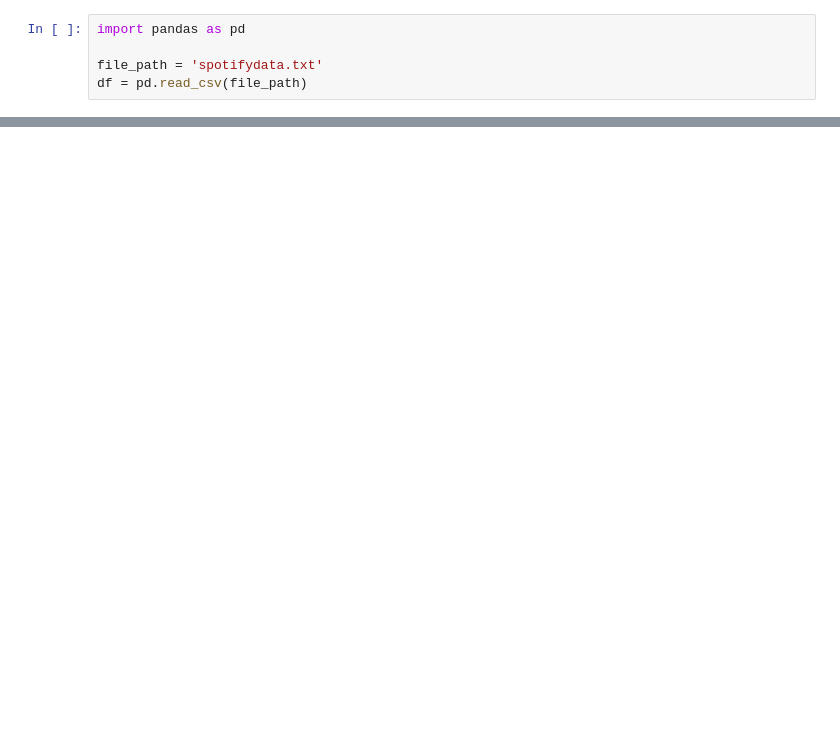
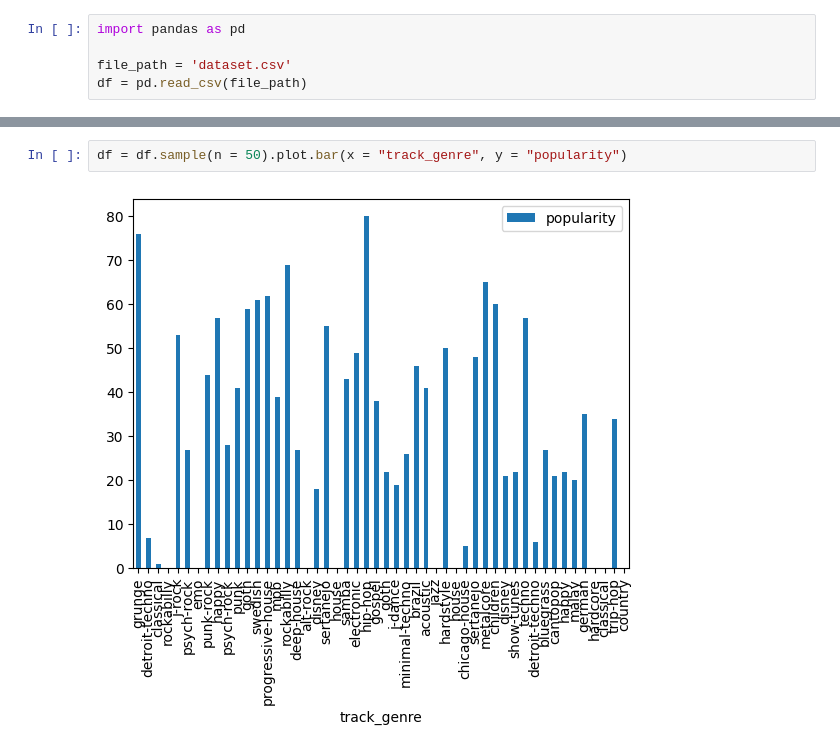
Before and after one commit to devwilkes/Playlist, a Jupyter notebook: Playlist_Analysis.ipynb, the cells around one changed output, grey strips where cells are left out. Saved outputs shown, nothing was run; the diff lists cells and outputs as text; blank space fills up the shorter version.

Commit message:
added bar graph

```diff
--- a/Playlist_Analysis.ipynb
+++ b/Playlist_Analysis.ipynb
@@ -1,7 +1,7 @@
 # %%
 import pandas as pd
 
-file_path = 'spotifydata.txt'
+file_path = 'dataset.csv'
 df = pd.read_csv(file_path)
 # %%
 df.head
@@ -48 +48,5 @@ pop_df.head(50)
 50 rows × 21 columns
+# %%
+df = df.sample(n = 50).plot.bar(x = "track_genre", y = "popularity")
+# %% [output]
+[figure, added]
```
Also changed, not shown: parts of 2 cells of this notebook.
